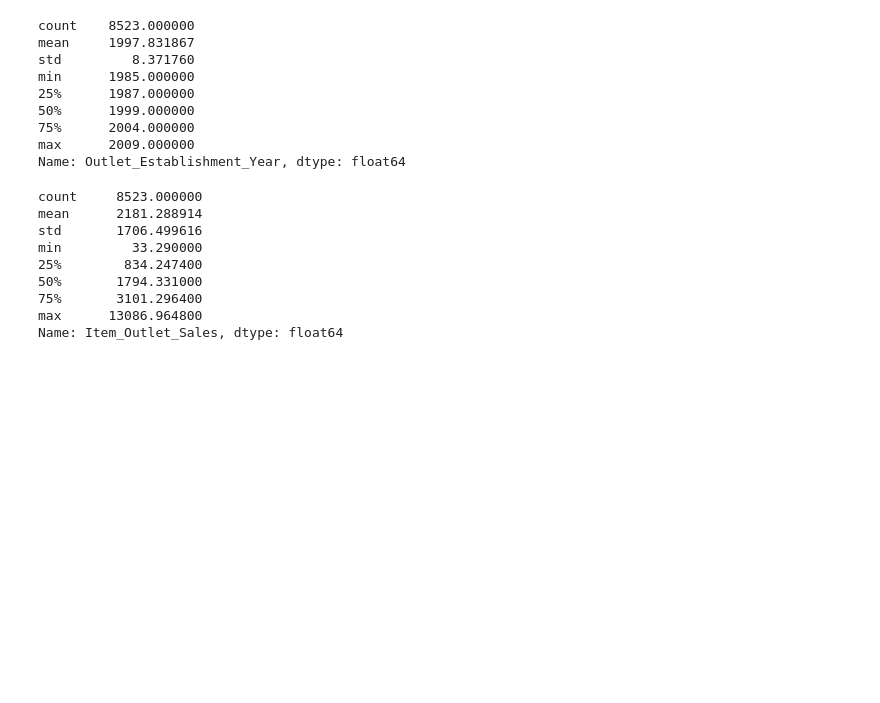
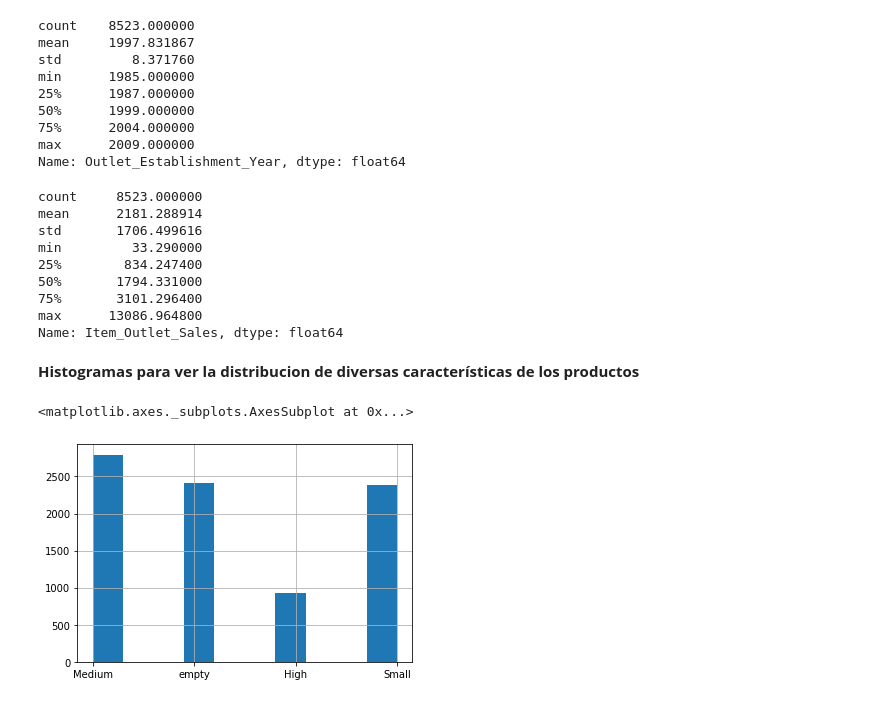
Before and after one commit to juancamilo9/predicciones-ventas, a Jupyter notebook: base.ipynb, the cells around one changed output. Cells and saved outputs as stored; diff of their text form; code cells hidden in the pictures; blank space fills up the shorter version.

```diff
--- a/base.ipynb
+++ b/base.ipynb
@@ -1,7 +3,11 @@
 # %%
+from google.colab import drive
 import pandas as pd
 import numpy as np
-filename = '/content/sales_predictions.csv'
+import matplotlib.pyplot as plt
+import seaborn as sns
+drive.mount('/content/drive')
+filename = '/content/drive/MyDrive/sales_predictions.csv'
 df = pd.read_csv(filename)
 
 df.head()
@@ -342,3 +350,11 @@ min         33.290000
 75%       3101.296400
 max      13086.964800
 Name: Item_Outlet_Sales, dtype: float64
+# %% [markdown]
+**Histogramas para ver la distribucion de diversas características de los productos**
+# %%
+
+df['Outlet_Size'].hist()
+# %% [output]
+<matplotlib.axes._subplots.AxesSubplot at 0x...>
+[figure, added]
```
Also changed, not shown: parts of 12 cells of this notebook.
